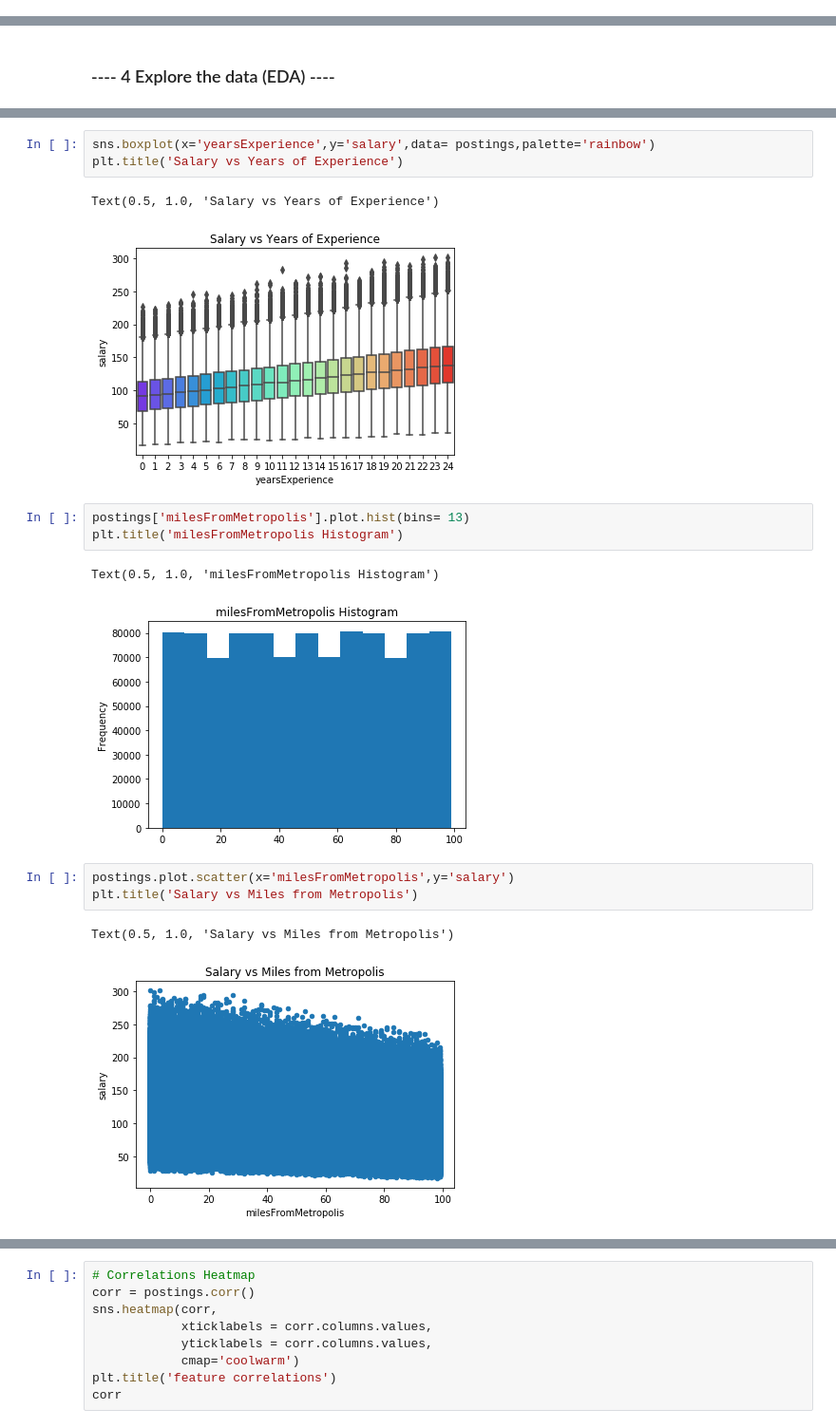
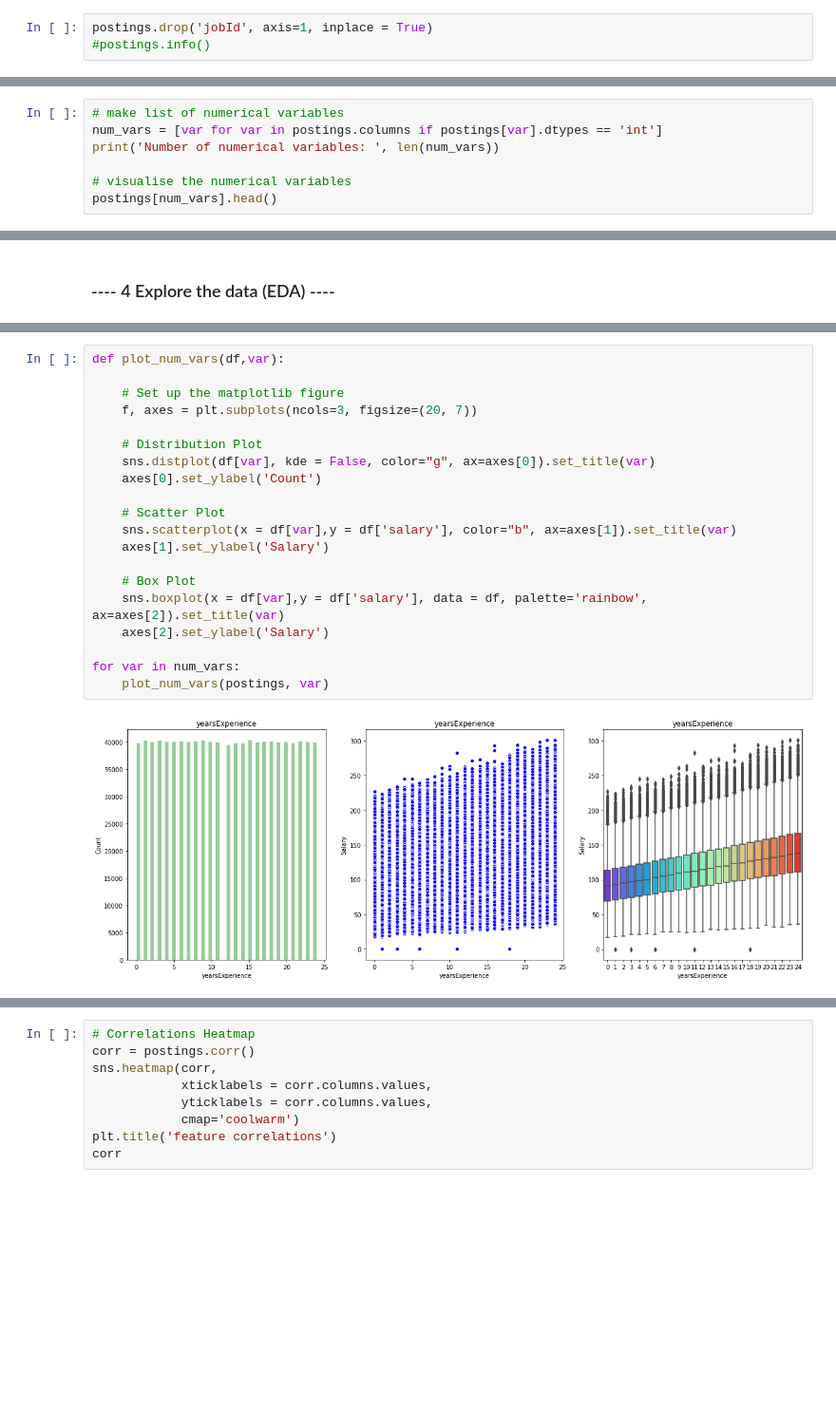
Before and after one commit to ajkiplagat/salaryPredictionPortfolio, a Jupyter notebook: First Portfolio Project.ipynb, the cells around one changed output, grey strips where cells are left out. Shown at 95% size. Cells and saved outputs as stored; diff of their text form; blank space fills up the shorter version.

```diff
--- a/First Portfolio Project.ipynb
+++ b/First Portfolio Project.ipynb
@@ -176,2 +156,5 @@ postings.describe()
+# %%
+postings.drop('jobId', axis=1, inplace = True)
+#postings.info()
 # %%
 # Check for missing values
@@ -217,0 +173,7 @@ memory usage: 76.3+ MB
+# %%
+# make list of numerical variables
+num_vars = [var for var in postings.columns if postings[var].dtypes == 'int']
+print('Number of numerical variables: ', len(num_vars))
+
+# visualise the numerical variables
+postings[num_vars].head()
@@ -238,18 +218,22 @@ Text(0.5, 1.0, 'Years of Experience Histogram')
-# %%
-sns.boxplot(x='yearsExperience',y='salary',data= postings,palette='rainbow')
-plt.title('Salary vs Years of Experience')
-# %% [output]
-Text(0.5, 1.0, 'Salary vs Years of Experience')
-[figure, removed]
-# %%
-postings['milesFromMetropolis'].plot.hist(bins= 13)
-plt.title('milesFromMetropolis Histogram')
-# %% [output]
-Text(0.5, 1.0, 'milesFromMetropolis Histogram')
-[figure, removed]
-# %%
-postings.plot.scatter(x='milesFromMetropolis',y='salary')
-plt.title('Salary vs Miles from Metropolis')
-# %% [output]
-Text(0.5, 1.0, 'Salary vs Miles from Metropolis')
-[figure, removed]
+# %%
+def plot_num_vars(df,var):
+
+    # Set up the matplotlib figure
+    f, axes = plt.subplots(ncols=3, figsize=(20, 7))
+
+    # Distribution Plot
+    sns.distplot(df[var], kde = False, color="g", ax=axes[0]).set_title(var)
+    axes[0].set_ylabel('Count')
+
+    # Scatter Plot
+    sns.scatterplot(x = df[var],y = df['salary'], color="b", ax=axes[1]).set_title(var)
+    axes[1].set_ylabel('Salary')
+
+    # Box Plot
+    sns.boxplot(x = df[var],y = df['salary'], data = df, palette='rainbow', ax=axes[2]).set_title(var)
+    axes[2].set_ylabel('Salary')
+
+for var in num_vars:
+    plot_num_vars(postings, var)
+# %% [output]
+[figure, added]
```
Also changed, not shown: parts of 76 cells of this notebook.
